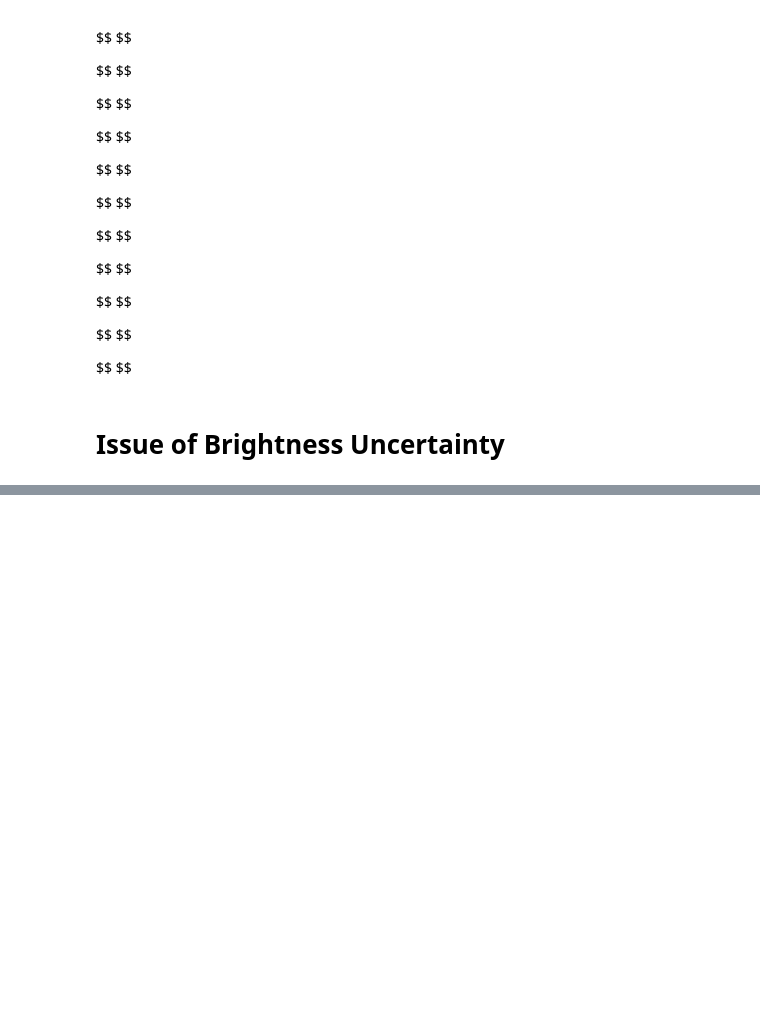
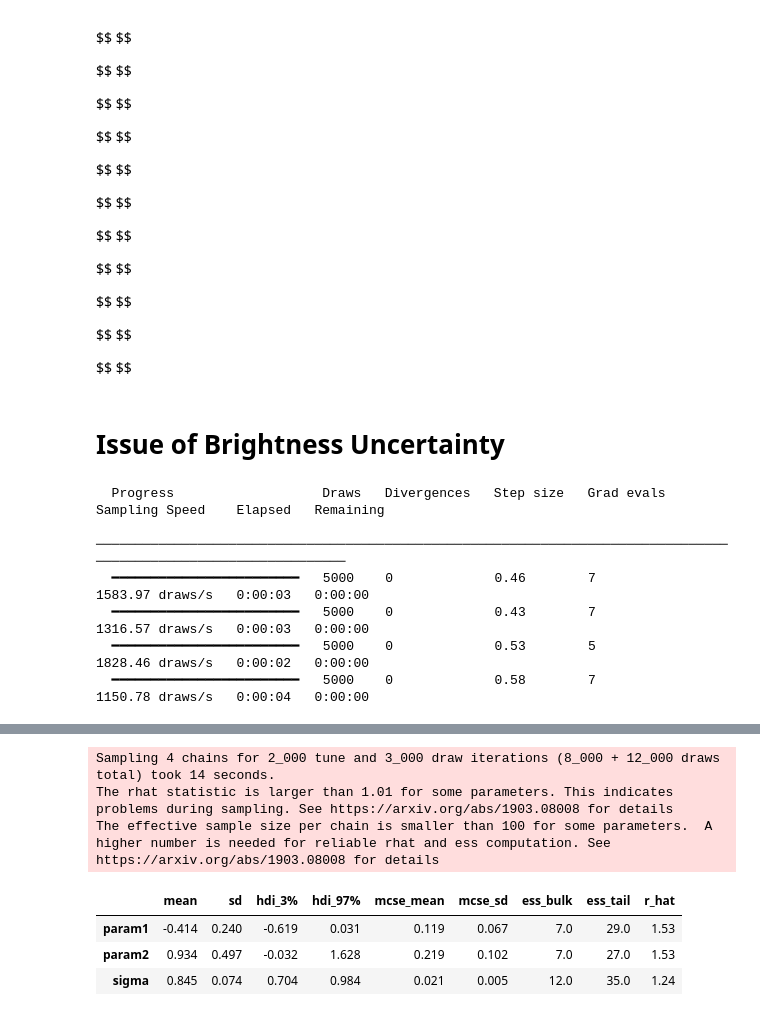
Before and after one commit to soso1407/nanoparticle-tracking-simulation, a Jupyter notebook: Inference Layout.ipynb, the cells around one changed output, grey strips where cells are left out. Drawn from its saved outputs; the diff is of its cells as text; code cells hidden in the pictures; blank space fills up the shorter version.

```diff
--- a/Inference Layout.ipynb
+++ b/Inference Layout.ipynb
@@ -495,0 +500,31 @@ $$ $$
+# %%
+# Training data
+x_data = np.linspace(0, 10, 100)
+y_data = np.sin(1.5 * x_data + 0.5) + np.random.normal(0, 0.2, size=100)
+
+with pm.Model() as model:
+    # Priors on parameters
+    param1 = pm.Normal('param1', mu=0, sigma=2)
+    param2 = pm.Normal('param2', mu=0, sigma=2)
+    sigma = pm.HalfNormal('sigma', sigma=1)
+
+    # Nonlinear relationship
+    mu = pm.Deterministic('mu', pm.math.sin(param1 * x_data + param2))
+
+    # Likelihood
+    y_obs = pm.Normal('y_obs', mu=mu, sigma=sigma, observed=y_data)
+
+    # Sample from posterior
+    #trace = pm.sample(1000, tune=1000, return_inferencedata=True)
+    trace = pm.sample(draws=3000, tune=2000, chains=4, cores=10, return_inferencedata=True, target_accept=0.9)
+
+
+# Examine results
+az.summary(trace, var_names=["param1", "param2", "sigma"])
+# %% [output]
+  Progress                   Draws   Divergences   Step size   Grad evals   Sampling Speed    Elapsed   Remaining
+ ─────────────────────────────────────────────────────────────────────────────────────────────────────────────────
+  ━━━━━━━━━━━━━━━━━━━━━━━━   5000    0             0.46        7            1583.97 draws/s   0:00:03   0:00:00
+  ━━━━━━━━━━━━━━━━━━━━━━━━   5000    0             0.43        7            1316.57 draws/s   0:00:03   0:00:00
+  ━━━━━━━━━━━━━━━━━━━━━━━━   5000    0             0.53        5            1828.46 draws/s   0:00:02   0:00:00
+  ━━━━━━━━━━━━━━━━━━━━━━━━   5000    0             0.58        7            1150.78 draws/s   0:00:04   0:00:00
@@ -495,0 +532,7 @@ $$ $$
+Sampling 4 chains for 2_000 tune and 3_000 draw iterations (8_000 + 12_000 draws total) took 14 seconds.
+The rhat statistic is larger than 1.01 for some parameters. This indicates problems during sampling. See https://arxiv.org/abs/1903.08008 for details
+The effective sample size per chain is smaller than 100 for some parameters.  A higher number is needed for reliable rhat and ess computation. See https://arxiv.org/abs/1903.08008 for details
+|  | mean | sd | hdi_3% | hdi_97% | mcse_mean | mcse_sd | ess_bulk | ess_tail | r_hat |
+| param1 | -0.414 | 0.240 | -0.619 | 0.031 | 0.119 | 0.067 | 7.0 | 29.0 | 1.53 |
+| param2 | 0.934 | 0.497 | -0.032 | 1.628 | 0.219 | 0.102 | 7.0 | 27.0 | 1.53 |
+| sigma | 0.845 | 0.074 | 0.704 | 0.984 | 0.021 | 0.005 | 12.0 | 35.0 | 1.24 |
```
Also changed, not shown: parts of 3 cells of this notebook.
